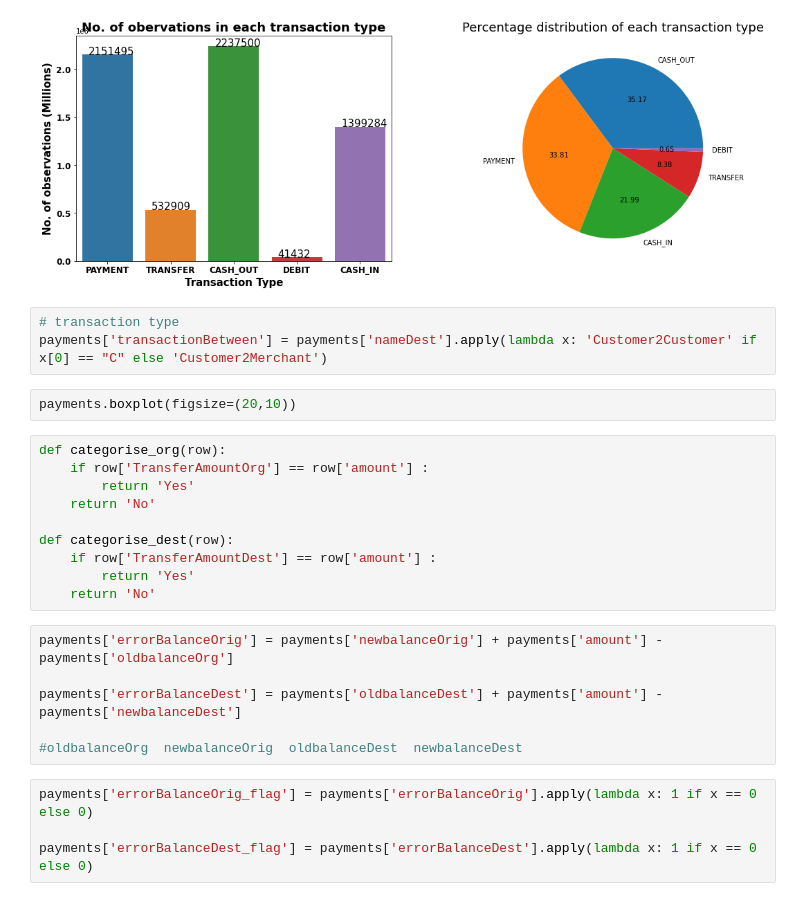
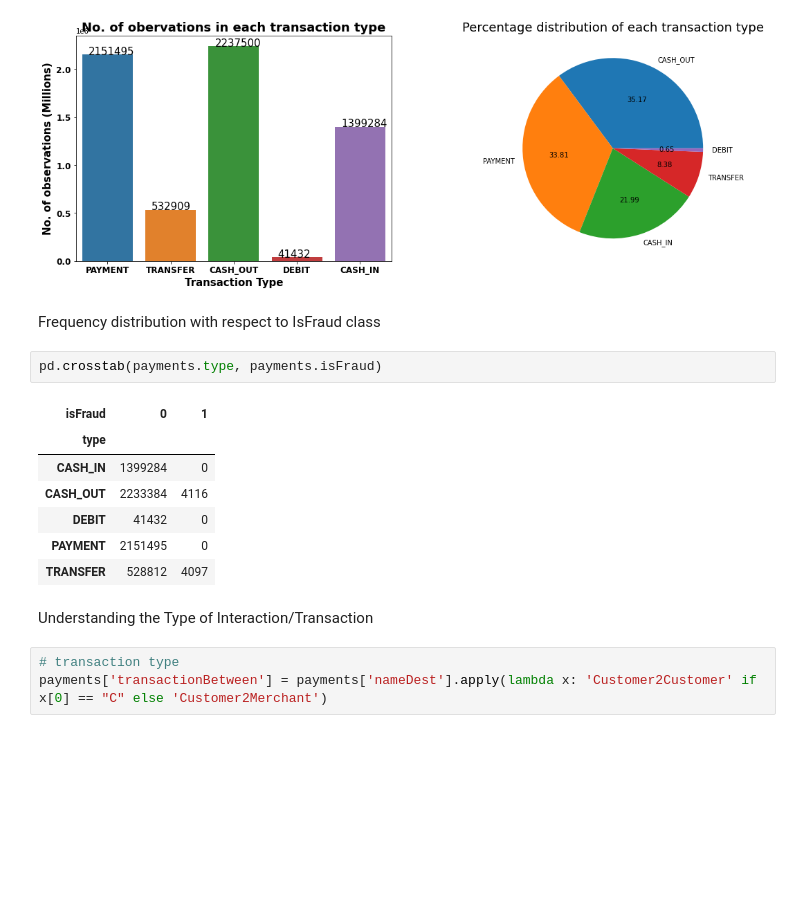
Before and after one commit to hxp89/CIND_820_Project, a Jupyter notebook: SRC/Project_820_HARIPRIYA.ipynb, the cells around one changed output. Drawn from its saved outputs; the diff is of its cells as text; blank space fills up the shorter version.

```diff
--- a/SRC/Project_820_HARIPRIYA.ipynb
+++ b/SRC/Project_820_HARIPRIYA.ipynb
@@ -117,28 +138,20 @@ plt.title('Percentage distribution of each transaction type', fontsize=18)
 plt.show()
 # %% [output]
 [figure]
+# %% [markdown]
+Frequency distribution with respect to IsFraud class
+# %%
+pd.crosstab(payments.type, payments.isFraud)
+# %% [output]
+| isFraud | 0 | 1 |
+| type |  |  |
+| CASH_IN | 1399284 | 0 |
+| CASH_OUT | 2233384 | 4116 |
+| DEBIT | 41432 | 0 |
+| PAYMENT | 2151495 | 0 |
+| TRANSFER | 528812 | 4097 |
+# %% [markdown]
+Understanding the Type of Interaction/Transaction
 # %%
 # transaction type
 payments['transactionBetween'] = payments['nameDest'].apply(lambda x: 'Customer2Customer' if x[0] == "C" else 'Customer2Merchant')
-# %%
-payments.boxplot(figsize=(20,10))
-# %%
-def categorise_org(row):
-    if row['TransferAmountOrg'] == row['amount'] :
-        return 'Yes'
-    return 'No'
-
-def categorise_dest(row):
-    if row['TransferAmountDest'] == row['amount'] :
-        return 'Yes'
-    return 'No'
-# %%
-payments['errorBalanceOrig'] = payments['newbalanceOrig'] + payments['amount'] - payments['oldbalanceOrg']
-
-payments['errorBalanceDest'] = payments['oldbalanceDest'] + payments['amount'] - payments['newbalanceDest']
-
-#oldbalanceOrg	newbalanceOrig	oldbalanceDest	newbalanceDest
-# %%
-payments['errorBalanceOrig_flag'] = payments['errorBalanceOrig'].apply(lambda x: 1 if x == 0 else 0)
-
-payments['errorBalanceDest_flag'] = payments['errorBalanceDest'].apply(lambda x: 1 if x == 0 else 0)
```
Also changed, not shown: parts of 28 cells of this notebook.
